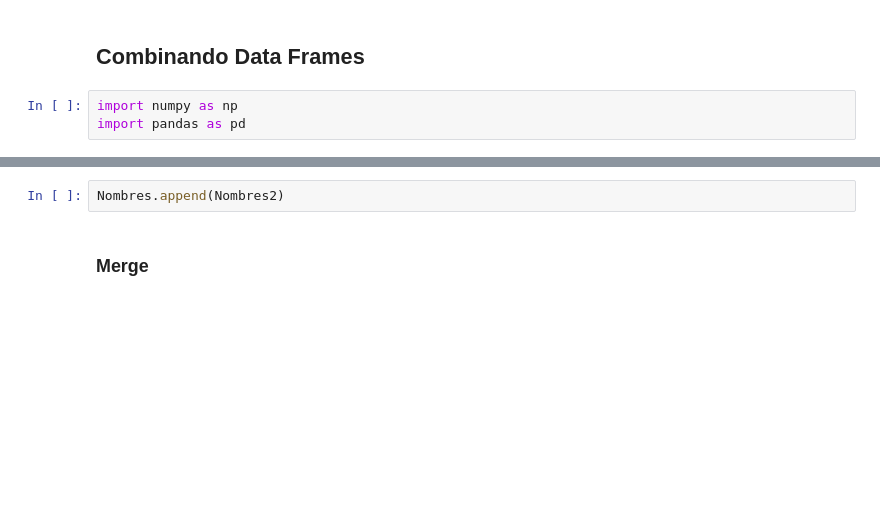
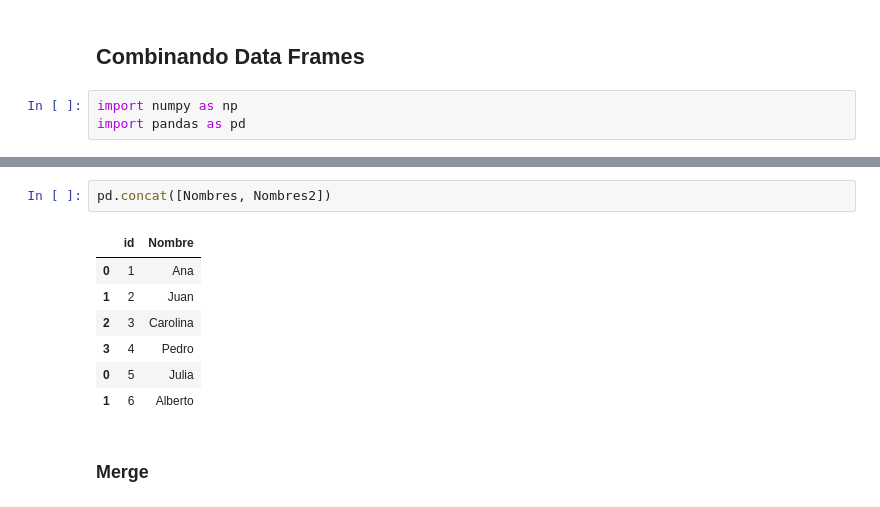
Before and after one commit to Argentan/DMA_LAB2, a Jupyter notebook: tutoriales/03_manejo_de_datos-pandas2.ipynb, the cells around one changed output, grey strips where cells are left out. Drawn from its saved outputs; the diff is of its cells as text; blank space fills up the shorter version.

```diff
--- a/tutoriales/03_manejo_de_datos-pandas2.ipynb
+++ b/tutoriales/03_manejo_de_datos-pandas2.ipynb
@@ -19,5 +29,13 @@ Nombres2
-# %%
-Nombres.append(Nombres2)
+# %%
+pd.concat([Nombres, Nombres2])
+# %% [output]
+|  | id | Nombre |
+| 0 | 1 | Ana |
+| 1 | 2 | Juan |
+| 2 | 3 | Carolina |
+| 3 | 4 | Pedro |
+| 0 | 5 | Julia |
+| 1 | 6 | Alberto |
 # %% [markdown]
 ### Merge
 # %% [markdown]
```
Also changed, not shown: parts of 3 cells of this notebook.
